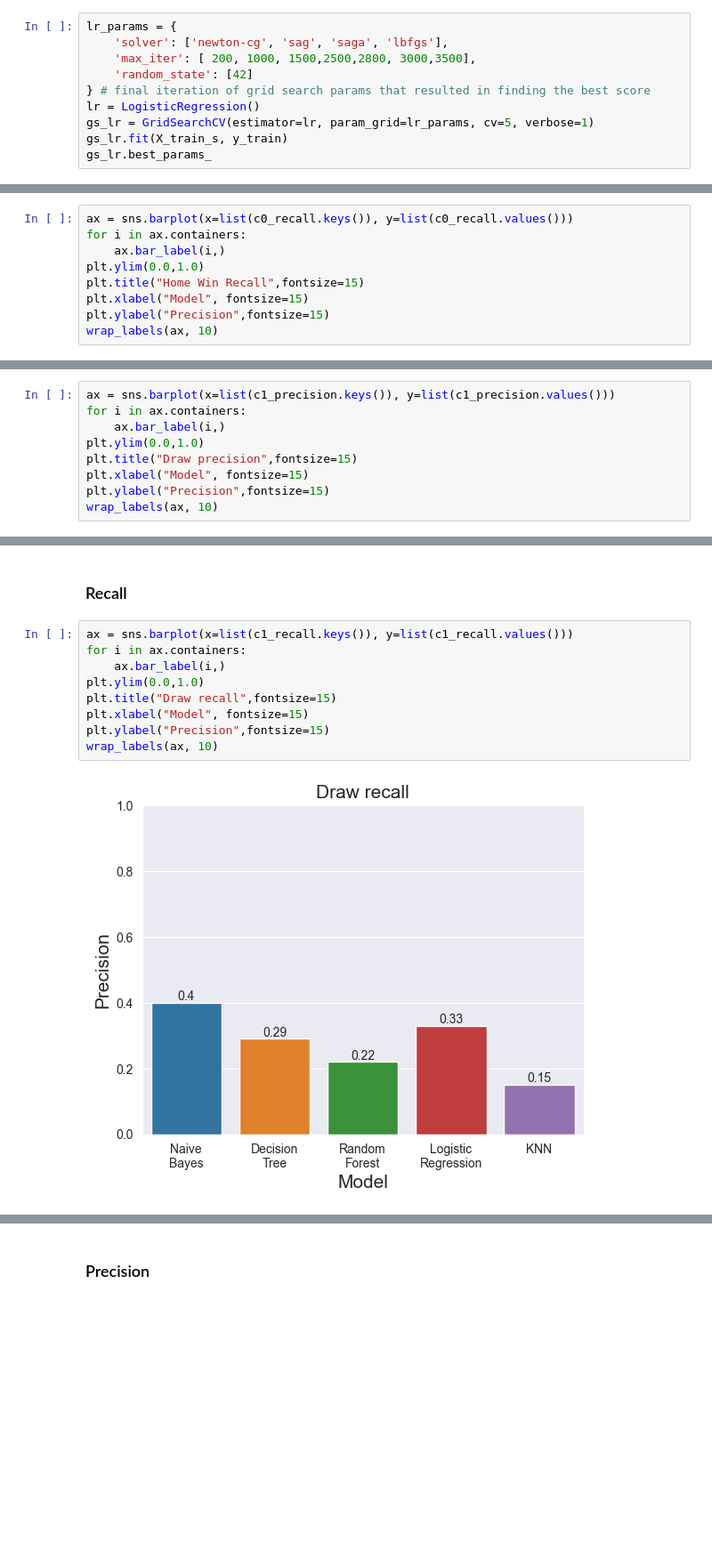
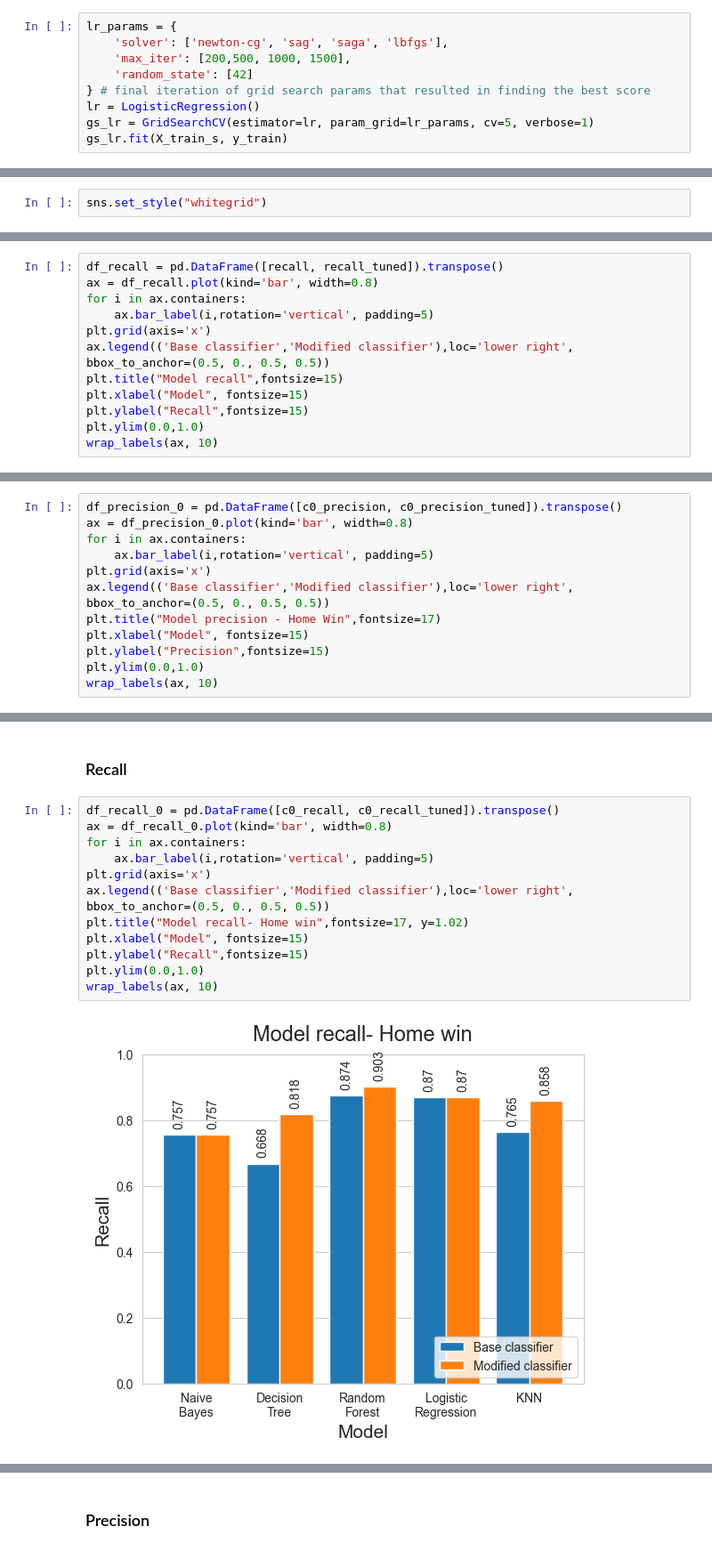
Before and after one commit to PWcislo26/football-ml-predictor, a Jupyter notebook: predictor.ipynb, the cells around one changed output, grey strips where cells are left out. Shown at 89% size. Saved outputs shown, nothing was run; the diff lists cells and outputs as text; blank space fills up the shorter version.

```diff
--- a/predictor.ipynb
+++ b/predictor.ipynb
@@ -405,11 +459,10 @@ weighted avg       0.67      0.68      0.66       532
 # %%
 lr_params = {
     'solver': ['newton-cg', 'sag', 'saga', 'lbfgs'],
-    'max_iter': [ 200, 1000, 1500,2500,2800, 3000,3500],
+    'max_iter': [200,500, 1000, 1500],
     'random_state': [42]
 } # final iteration of grid search params that resulted in finding the best score
 lr = LogisticRegression()
 gs_lr = GridSearchCV(estimator=lr, param_grid=lr_params, cv=5, verbose=1)
 gs_lr.fit(X_train_s, y_train)
-gs_lr.best_params_
 # %% [output]
@@ -486,0 +578,2 @@ NameError: name 'dtc_report_tuned' is not defined
+# %%
+sns.set_style("whitegrid")
@@ -500,12 +612,15 @@ wrap_labels(ax, 10)
 # %% [markdown]
 ### Recall
 # %%
-ax = sns.barplot(x=list(c0_recall.keys()), y=list(c0_recall.values()))
+df_recall = pd.DataFrame([recall, recall_tuned]).transpose()
+ax = df_recall.plot(kind='bar', width=0.8)
 for i in ax.containers:
-    ax.bar_label(i,)
+    ax.bar_label(i,rotation='vertical', padding=5)
+plt.grid(axis='x')
+ax.legend(('Base classifier','Modified classifier'),loc='lower right', bbox_to_anchor=(0.5, 0., 0.5, 0.5))
+plt.title("Model recall",fontsize=15)
+plt.xlabel("Model", fontsize=15)
+plt.ylabel("Recall",fontsize=15)
 plt.ylim(0.0,1.0)
-plt.title("Home Win Recall",fontsize=15)
-plt.xlabel("Model", fontsize=15)
-plt.ylabel("Precision",fontsize=15)
 wrap_labels(ax, 10)
 # %% [output]
@@ -515,12 +630,15 @@ wrap_labels(ax, 10)
 # %% [markdown]
 ### Precision
 # %%
-ax = sns.barplot(x=list(c1_precision.keys()), y=list(c1_precision.values()))
+df_precision_0 = pd.DataFrame([c0_precision, c0_precision_tuned]).transpose()
+ax = df_precision_0.plot(kind='bar', width=0.8)
 for i in ax.containers:
-    ax.bar_label(i,)
-plt.ylim(0.0,1.0)
-plt.title("Draw precision",fontsize=15)
+    ax.bar_label(i,rotation='vertical', padding=5)
+plt.grid(axis='x')
+ax.legend(('Base classifier','Modified classifier'),loc='lower right', bbox_to_anchor=(0.5, 0., 0.5, 0.5))
+plt.title("Model precision - Home Win",fontsize=17)
 plt.xlabel("Model", fontsize=15)
 plt.ylabel("Precision",fontsize=15)
+plt.ylim(0.0,1.0)
 wrap_labels(ax, 10)
 # %% [output]
@@ -528,13 +646,16 @@ wrap_labels(ax, 10)
 # %% [markdown]
 ### Recall
 # %%
-ax = sns.barplot(x=list(c1_recall.keys()), y=list(c1_recall.values()))
+df_recall_0 = pd.DataFrame([c0_recall, c0_recall_tuned]).transpose()
+ax = df_recall_0.plot(kind='bar', width=0.8)
 for i in ax.containers:
-    ax.bar_label(i,)
+    ax.bar_label(i,rotation='vertical', padding=5)
+plt.grid(axis='x')
+ax.legend(('Base classifier','Modified classifier'),loc='lower right', bbox_to_anchor=(0.5, 0., 0.5, 0.5))
+plt.title("Model recall- Home win",fontsize=17, y=1.02)
+plt.xlabel("Model", fontsize=15)
+plt.ylabel("Recall",fontsize=15)
 plt.ylim(0.0,1.0)
-plt.title("Draw recall",fontsize=15)
-plt.xlabel("Model", fontsize=15)
-plt.ylabel("Precision",fontsize=15)
 wrap_labels(ax, 10)
 # %% [output]
-[figure, old version]
+[figure, new version]
```
Also changed, not shown: parts of 57 cells of this notebook.
